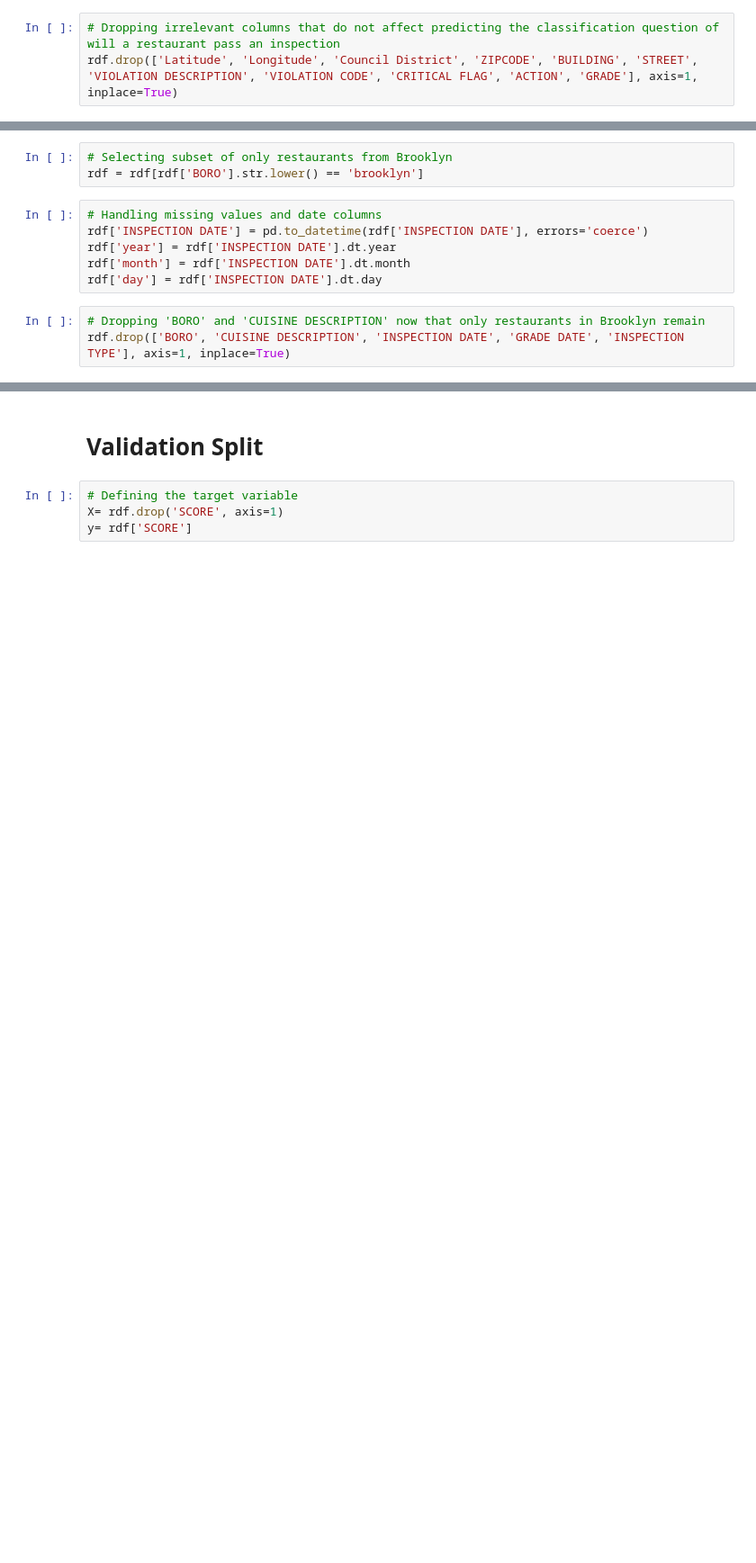
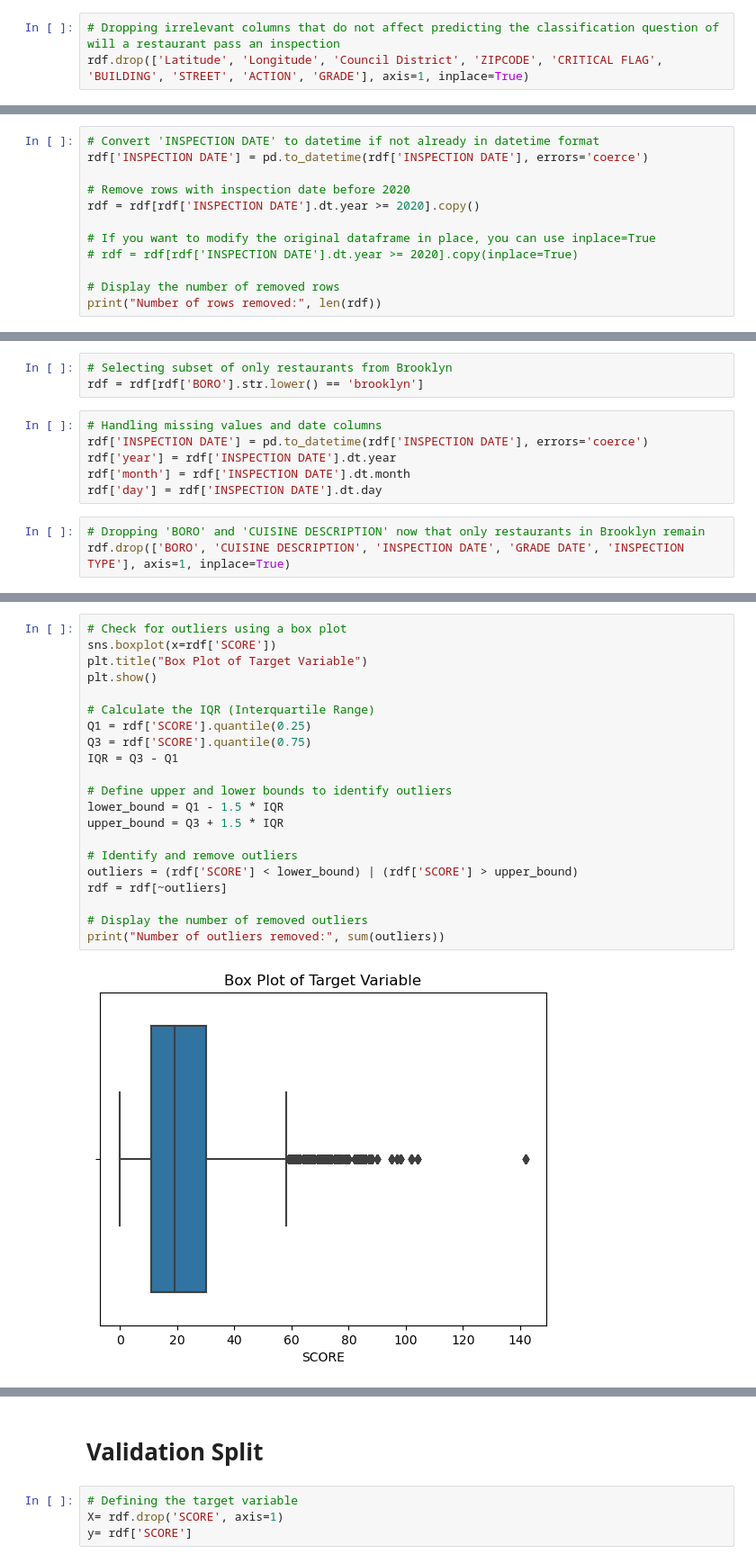
Before and after one commit to JoeBwonKenobi/NYCRestarauntInspections, a Jupyter notebook: Predictive modeling.ipynb, the cells around one changed output, grey strips where cells are left out. Shown at 90% size. Cells and saved outputs as stored; diff of their text form; blank space fills up the shorter version.

```diff
--- a/Predictive modeling.ipynb
+++ b/Predictive modeling.ipynb
@@ -70,7 +71,7 @@ memory usage: 30.5+ MB
 # **Data Cleaning**
 # %%
 # Dropping irrelevant columns that do not affect predicting the classification question of will a restaurant pass an inspection
-rdf.drop(['Latitude', 'Longitude', 'Council District', 'ZIPCODE', 'BUILDING', 'STREET', 'VIOLATION DESCRIPTION', 'VIOLATION CODE', 'CRITICAL FLAG', 'ACTION', 'GRADE'], axis=1, inplace=True)
+rdf.drop(['Latitude', 'Longitude', 'Council District', 'ZIPCODE', 'CRITICAL FLAG', 'BUILDING', 'STREET', 'ACTION', 'GRADE'], axis=1, inplace=True)
 # %%
 # Inspection data after dropping irrelevant columns
 rdf.info()
@@ -99,3 +102,15 @@ def filter_inspected_restaurants(rdf):
     return filtered_dataframe
 # Applying the filter function to the column Inpection date
 rdf = filter_inspected_restaurants(rdf)
+# %%
+# Convert 'INSPECTION DATE' to datetime if not already in datetime format
+rdf['INSPECTION DATE'] = pd.to_datetime(rdf['INSPECTION DATE'], errors='coerce')
+
+# Remove rows with inspection date before 2020
+rdf = rdf[rdf['INSPECTION DATE'].dt.year >= 2020].copy()
+
+# If you want to modify the original dataframe in place, you can use inplace=True
+# rdf = rdf[rdf['INSPECTION DATE'].dt.year >= 2020].copy(inplace=True)
+
+# Display the number of removed rows
+print("Number of rows removed:", len(rdf))
@@ -241,0 +265,23 @@ memory usage: 681.5+ KB
+# %%
+# Check for outliers using a box plot
+sns.boxplot(x=rdf['SCORE'])
+plt.title("Box Plot of Target Variable")
+plt.show()
+
+# Calculate the IQR (Interquartile Range)
+Q1 = rdf['SCORE'].quantile(0.25)
+Q3 = rdf['SCORE'].quantile(0.75)
+IQR = Q3 - Q1
+
+# Define upper and lower bounds to identify outliers
+lower_bound = Q1 - 1.5 * IQR
+upper_bound = Q3 + 1.5 * IQR
+
+# Identify and remove outliers
+outliers = (rdf['SCORE'] < lower_bound) | (rdf['SCORE'] > upper_bound)
+rdf = rdf[~outliers]
+
+# Display the number of removed outliers
+print("Number of outliers removed:", sum(outliers))
+# %% [output]
+[figure, added]
```
Also changed, not shown: parts of 39 cells of this notebook, 1 other file.
